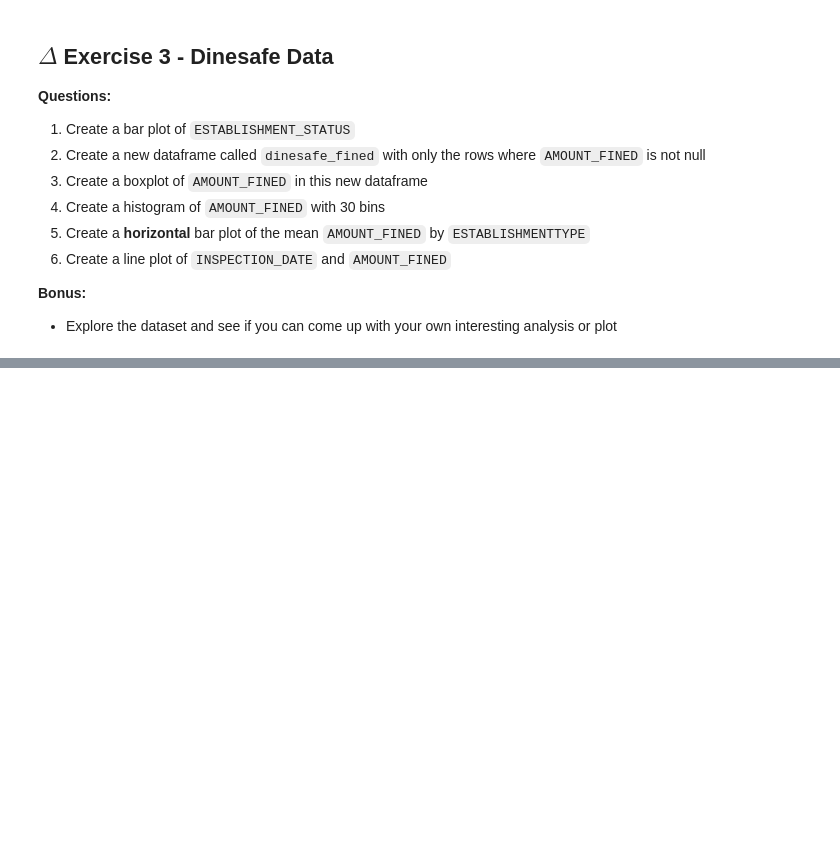
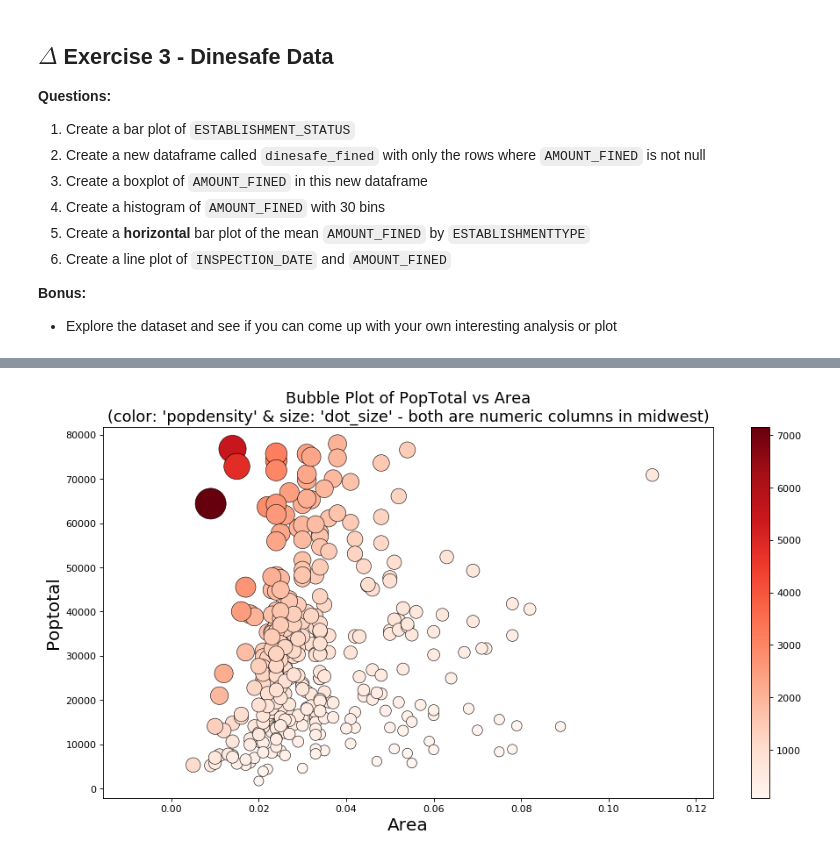
Before and after one commit to learning-stack/Colab-ML-Playbook, a Jupyter notebook: handson-ml/python_workshop_demo.ipynb, the cells around one changed output, grey strips where cells are left out. Saved outputs shown, nothing was run; the diff lists cells and outputs as text; code cells hidden in the pictures; blank space fills up the shorter version.

```diff
--- a/handson-ml/python_workshop_demo.ipynb
+++ b/handson-ml/python_workshop_demo.ipynb
@@ -613,0 +269,2 @@ titanic['sex'].value_counts().plot('bar')
+# %%
+midwest = pd.read_csv("https://raw.githubusercontent.com/selva86/datasets/master/midwest_filter.csv")
@@ -613,0 +280,10 @@ titanic['sex'].value_counts().plot('bar')
+# %%
+fig = plt.figure(figsize=(14,7), dpi=80, facecolor='w', edgecolor='k')
+plt.scatter('area', 'poptotal', data=midwest, s='dot_size', c='popdensity', cmap='Reds', edgecolors='black', linewidth=.5)
+plt.title("Bubble Plot of PopTotal vs Area\n(color: 'popdensity' & size: 'dot_size' - both are numeric columns in midwest)", fontsize=16)
+plt.xlabel('Area', fontsize=18)
+plt.ylabel('Poptotal', fontsize=18)
+plt.colorbar()
+plt.show()
+# %% [output]
+[figure, added]
```
Also changed, not shown: parts of 41 cells of this notebook.
